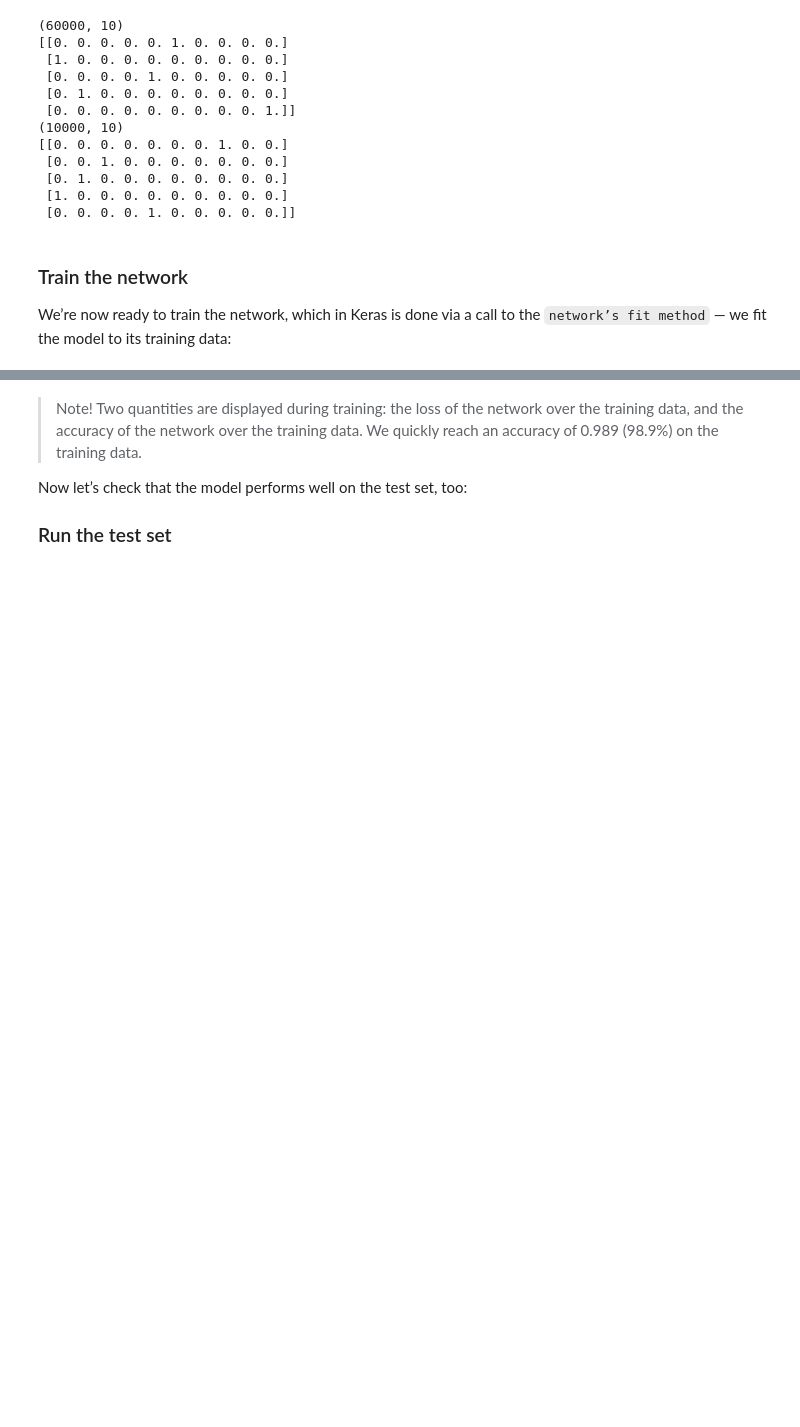
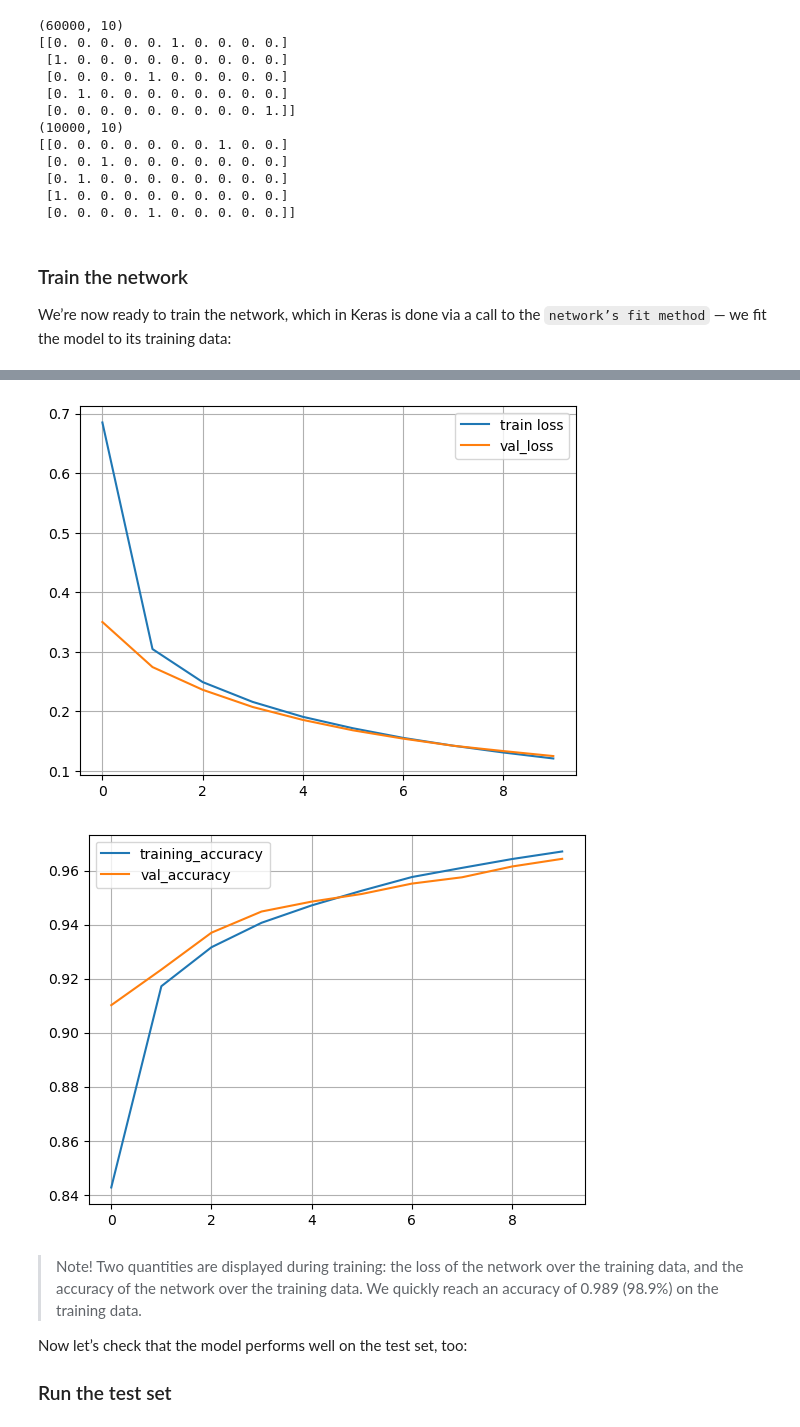
Before and after one commit to lohikrme/IntroToNeuralNetworks, a Jupyter notebook: normal-networks/L02_neural-network-multiclass-multilabel/01a-DetectHandwrittenNumbers-student-v2.ipynb, the cells around one changed output, grey strips where cells are left out. Saved outputs shown, nothing was run; the diff lists cells and outputs as text; code cells hidden in the pictures; blank space fills up the shorter version.

```diff
--- a/normal-networks/L02_neural-network-multiclass-multilabel/01a-DetectHandwrittenNumbers-student-v2.ipynb
+++ b/normal-networks/L02_neural-network-multiclass-multilabel/01a-DetectHandwrittenNumbers-student-v2.ipynb
@@ -231,5 +231,5 @@ We’re now ready to train the network, which in Keras is done via a call to the
 # %%
 # ToDo: train the network (=fit the model)
 # - use 20 epochs with batch_size of 128
-history = network.fit(train_images, train_labels, epochs=20, batch_size=128, validation_split=0.1, verbose=1)
+history = network.fit(train_images, train_labels, epochs=10, batch_size=128, validation_split=0.1, verbose=1)
 # %% [output]
@@ -253,3 +256,22 @@ Epoch 20/20
+# %%
+# VISUALIZE accuracies and losses
+plt.figure()
+plt.plot(history.history["loss"], label="train loss")
+plt.plot(history.history["val_loss"], label="val_loss")
+plt.legend()
+plt.grid()
+plt.show()
+
+# VISUALIZE accuracies and losses
+plt.figure()
+plt.plot(history.history["accuracy"], label="training_accuracy")
+plt.plot(history.history["val_accuracy"], label="val_accuracy")
+plt.legend()
+plt.grid()
+plt.show()
+# %% [output]
+[figure, added]
+[figure, added]
 # %% [markdown]
 > Note! Two quantities are displayed during training: the loss of the network over the training data, and the accuracy of the network over the training data. We quickly reach an accuracy of 0.989 (98.9%) on the training data.
 
```
Also changed, not shown: parts of 7 cells of this notebook, 8 other files.
